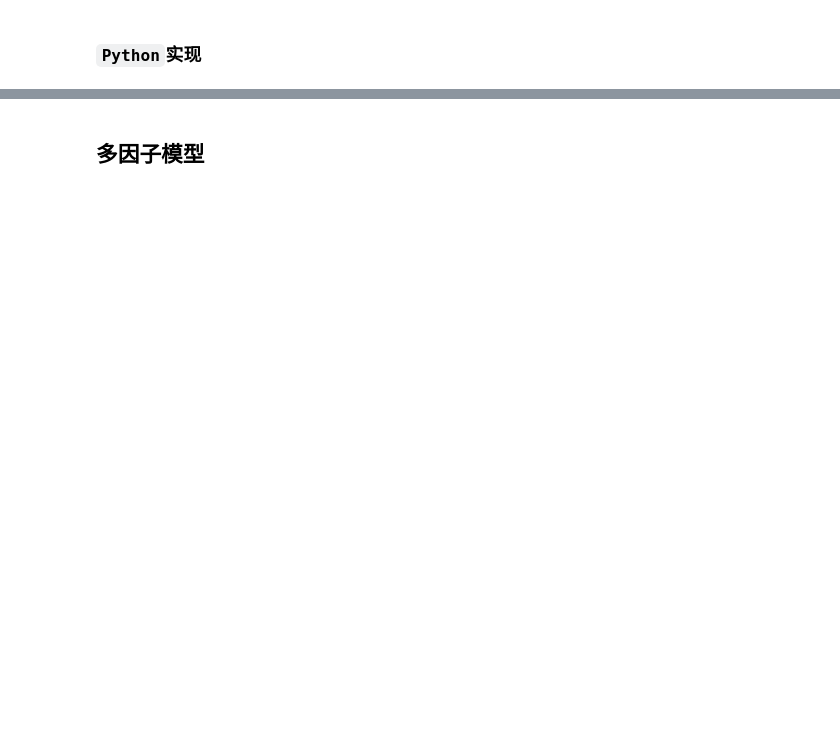
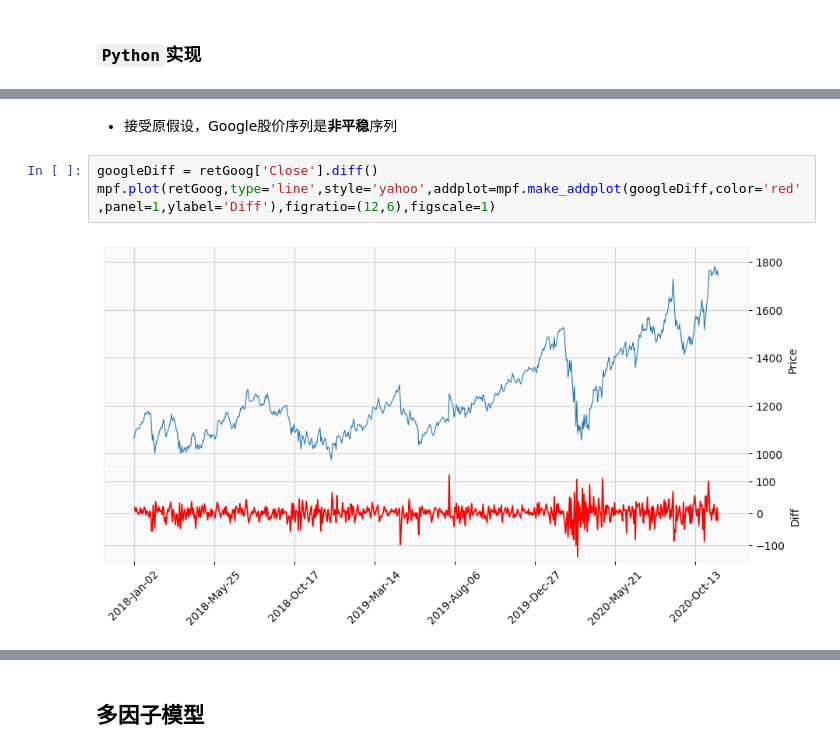
Before and after one commit to christinemu/quant-trading, a Jupyter notebook: tradingModels-mpacc.ipynb, the cells around one changed output, grey strips where cells are left out. Drawn from its saved outputs; the diff is of its cells as text; blank space fills up the shorter version.

```diff
--- a/tradingModels-mpacc.ipynb
+++ b/tradingModels-mpacc.ipynb
@@ -993,0 +1028,7 @@ mpf.plot(retAapl,type='line',style='yahoo',addplot=subfig,figratio=(12,6),figsca
+# %% [markdown]
+- 接受原假设，Google股价序列是**非平稳**序列
+# %%
+googleDiff = retGoog['Close'].diff()
+mpf.plot(retGoog,type='line',style='yahoo',addplot=mpf.make_addplot(googleDiff,color='red',panel=1,ylabel='Diff'),figratio=(12,6),figscale=1)
+# %% [output]
+[figure, added]
```
Also changed, not shown: parts of 107 cells of this notebook.
